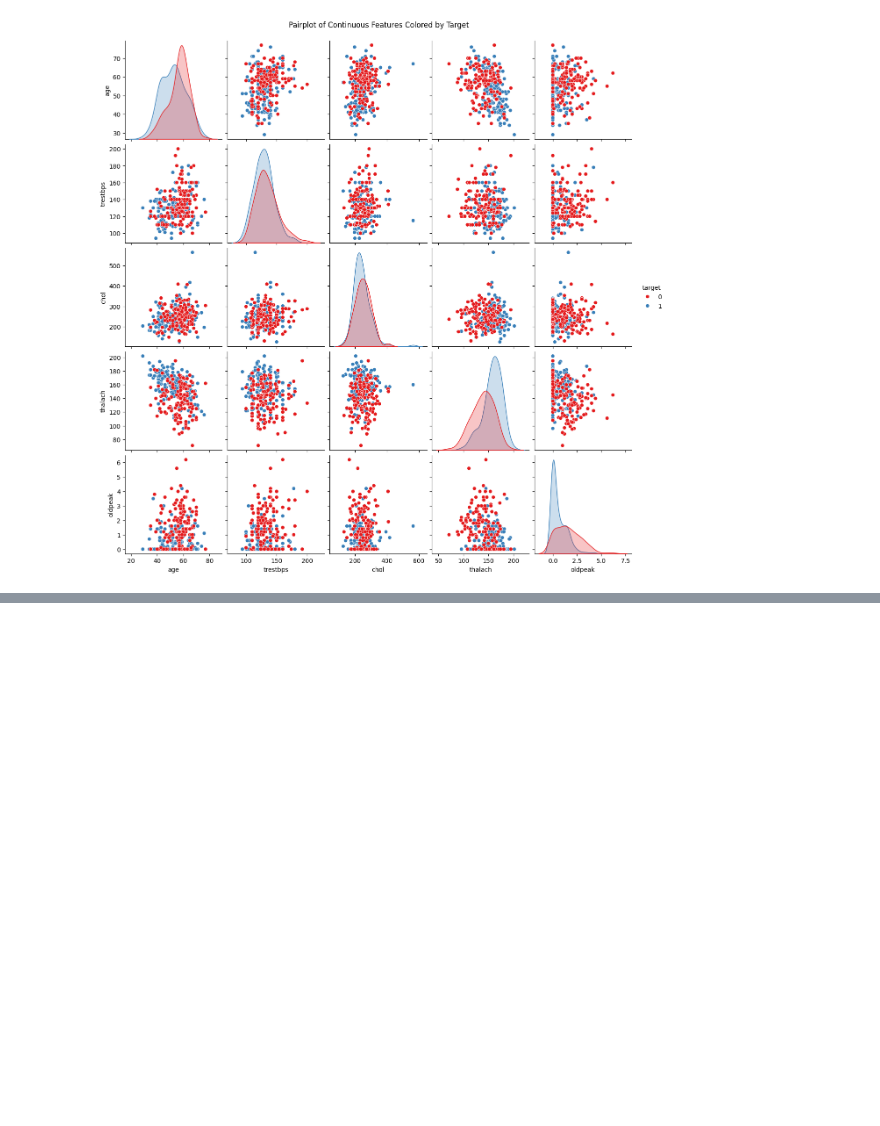
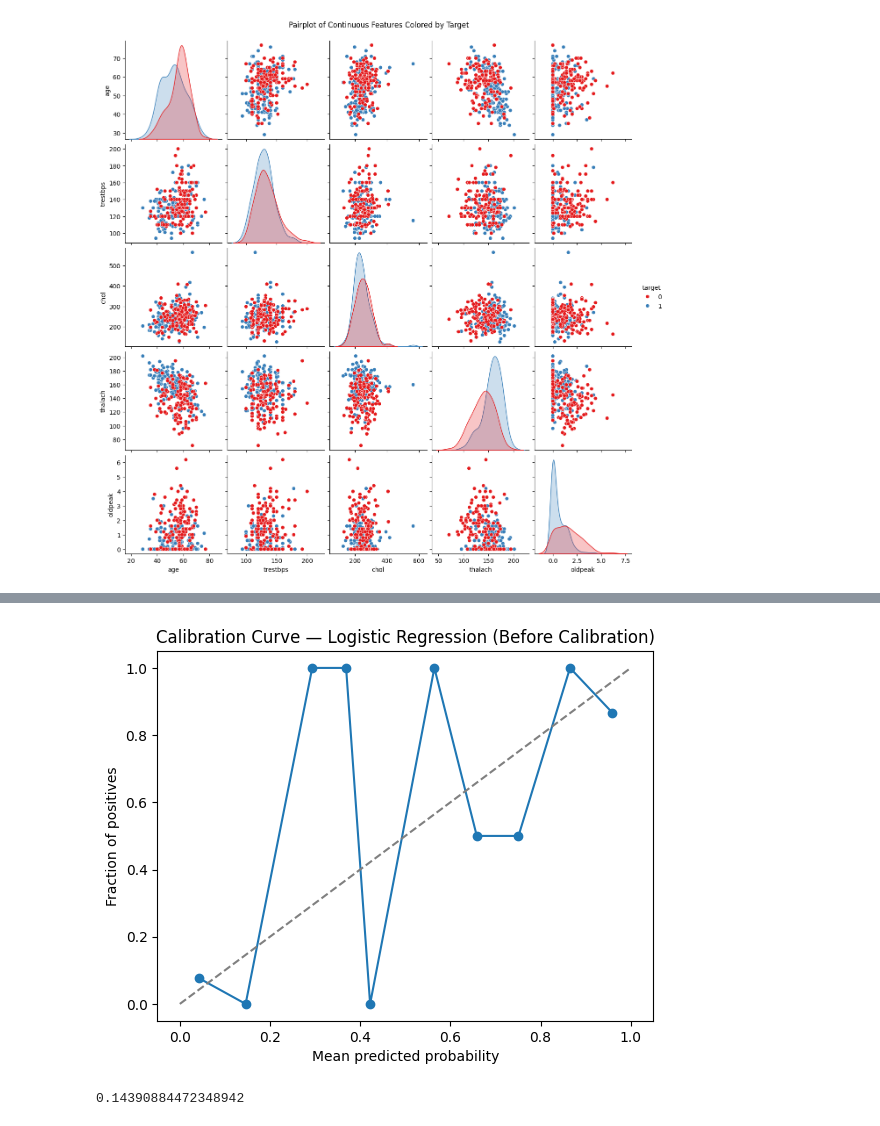
Before and after one commit to akamatt1/ml_mentoring_model_calibration_problem, a Jupyter notebook: Matt_Heart_EDA.ipynb, the cells around one changed output, grey strips where cells are left out. Saved outputs shown, nothing was run; the diff lists cells and outputs as text; code cells hidden in the pictures; blank space fills up the shorter version.

```diff
--- a/Matt_Heart_EDA.ipynb
+++ b/Matt_Heart_EDA.ipynb
@@ -152,0 +255,22 @@ plt.show()
+# %%
+# calibration curve (before calibration)
+
+prob_true, prob_pred = calibration_curve(y_test, y_proba, n_bins=10)
+
+plt.plot(prob_pred, prob_true, marker='o')
+plt.plot([0,1],[0,1],'--',color='gray')
+plt.xlabel("Mean predicted probability")
+plt.ylabel("Fraction of positives")
+plt.title("Calibration Curve — Logistic Regression (Before Calibration)")
+plt.show()
+# %% [output]
+[figure, added]
+# %%
+# Brier Score (before calibration)
+
+from sklearn.metrics import brier_score_loss
+
+brier = brier_score_loss(y_test, y_proba)
+brier
+# %% [output]
+0.14390884472348942
```
Also changed, not shown: parts of 10 cells of this notebook.
